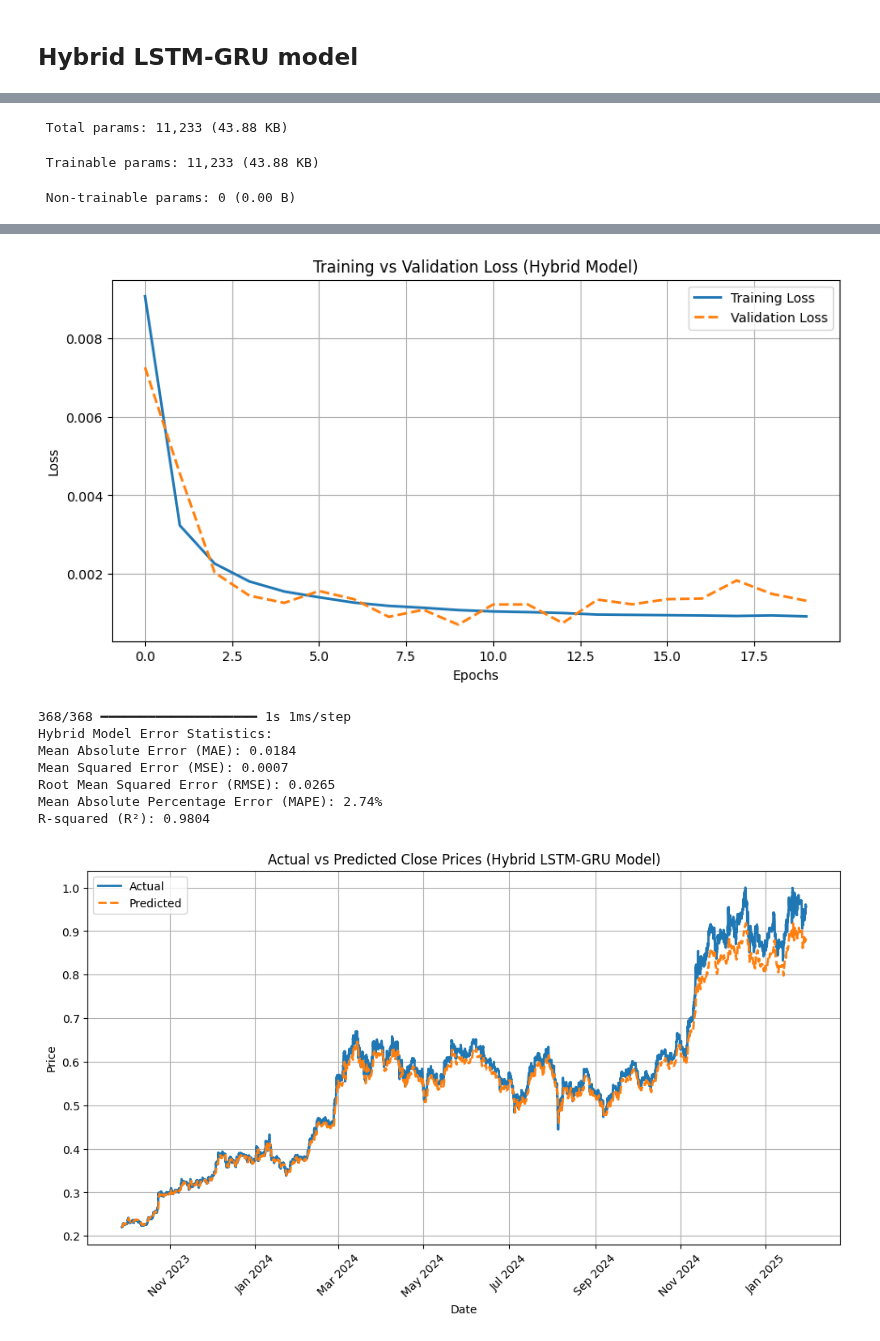
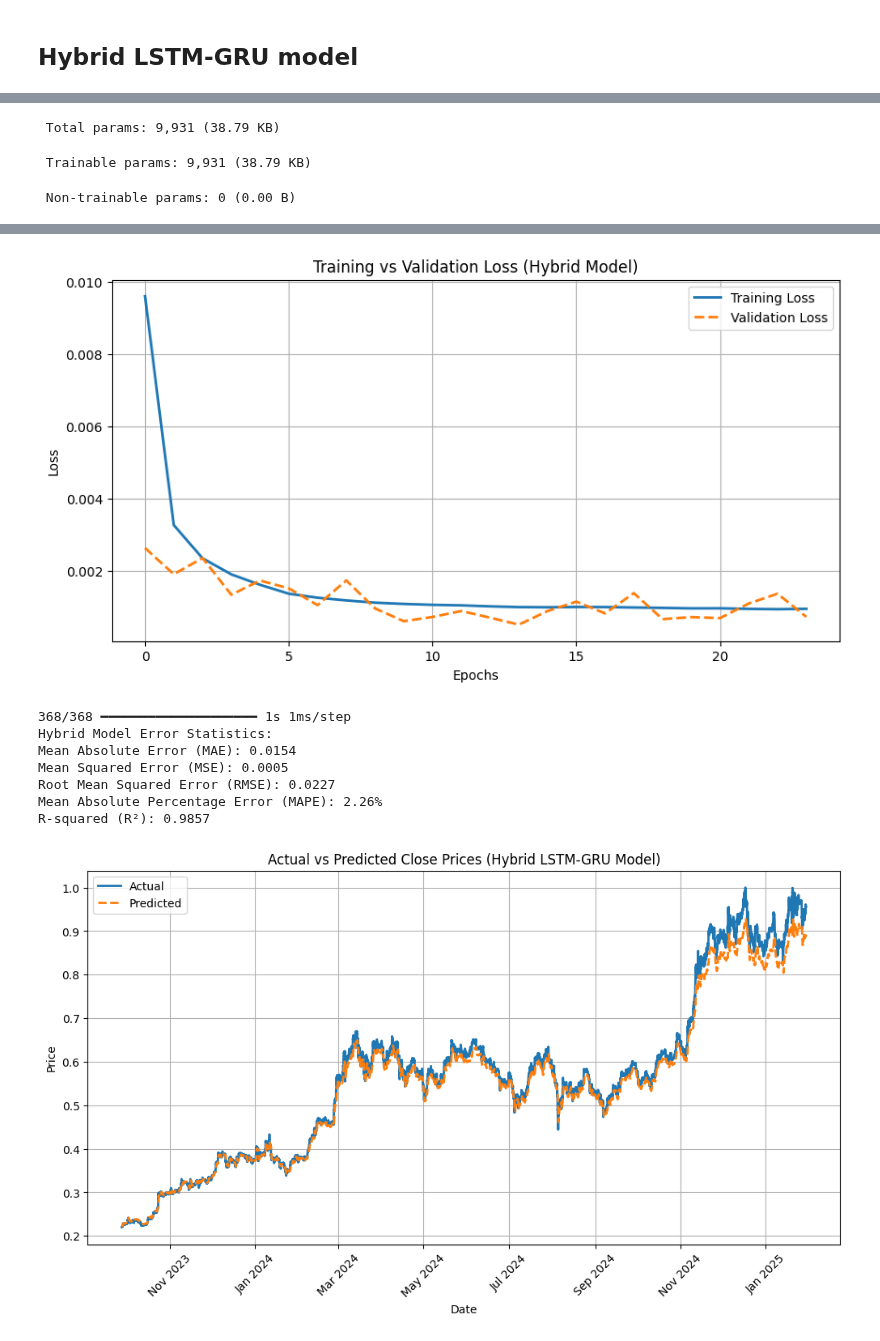
Before and after one commit to alexzheng123/EC331-project, a Jupyter notebook: code/bitcoin_forecasting.ipynb, the cells around one changed output, grey strips where cells are left out. Cells and saved outputs as stored; diff of their text form; code cells hidden in the pictures.

```diff
--- a/code/bitcoin_forecasting.ipynb
+++ b/code/bitcoin_forecasting.ipynb
@@ -460,20 +444,20 @@ R-squared (R²): 0.9916
 # Hybrid LSTM-GRU Model
 hybrid_model = Sequential()
 
-# First LSTM layer with recurrent dropout
-hybrid_model.add(LSTM(32, return_sequences=True, recurrent_dropout=0.2, input_shape=(X_train.shape[1], X_train.shape[2])))
+# One LSTM layer
+hybrid_model.add(LSTM(30, return_sequences=True, recurrent_dropout=0.2, input_shape=(X_train.shape[1], X_train.shape[2])))
 hybrid_model.add(Dropout(0.5))
 
-# First GRU layer (return_sequences=False to avoid shape issues)
-hybrid_model.add(GRU(32, return_sequences=False, recurrent_dropout=0.2))
+# One GRU layer
+hybrid_model.add(GRU(30, return_sequences=False, recurrent_dropout=0.2))
 hybrid_model.add(Dropout(0.5))
 
 # Output layer
 hybrid_model.add(Dense(1))
 
-# Define Learning Rate Decay
+# Learning Rate Decay
 lr_schedule = tf.keras.optimizers.schedules.ExponentialDecay(
-    initial_learning_rate=0.0005,  # Start with a small learning rate
+    initial_learning_rate=0.0005,
     decay_steps=1000,
     decay_rate=0.96,
     staircase=True)
@@ -485,7 +469,7 @@ hybrid_model.compile(optimizer=optimizer, loss='mean_squared_error')
 # Model Summary
 hybrid_model.summary()
 
-# Define Callbacks
+# Callbacks
 early_stopping = EarlyStopping(monitor='val_loss', patience=10, restore_best_weights=True, verbose=1)
 
 # Train the Hybrid Model
@@ -568,5 +552,5 @@ Model: "sequential_2"
 └─────────────────────────────────┴────────────────────────┴───────────────┘
- Total params: 11,233 (43.88 KB)
+ Total params: 9,931 (38.79 KB)
- Trainable params: 11,233 (43.88 KB)
+ Trainable params: 9,931 (38.79 KB)
  Non-trainable params: 0 (0.00 B)
 Epoch 1/50
@@ -589,9 +573,9 @@ Restoring model weights from the end of the best epoch: 10.
-[figure, old version]
+[figure, new version]
 368/368 ━━━━━━━━━━━━━━━━━━━━ 1s 1ms/step
 Hybrid Model Error Statistics:
-Mean Absolute Error (MAE): 0.0184
-Mean Squared Error (MSE): 0.0007
-Root Mean Squared Error (RMSE): 0.0265
-Mean Absolute Percentage Error (MAPE): 2.74%
-R-squared (R²): 0.9804
+Mean Absolute Error (MAE): 0.0154
+Mean Squared Error (MSE): 0.0005
+Root Mean Squared Error (RMSE): 0.0227
+Mean Absolute Percentage Error (MAPE): 2.26%
+R-squared (R²): 0.9857
-[figure, old version]
+[figure, new version]
```
Also changed, not shown: parts of 4 cells of this notebook.
